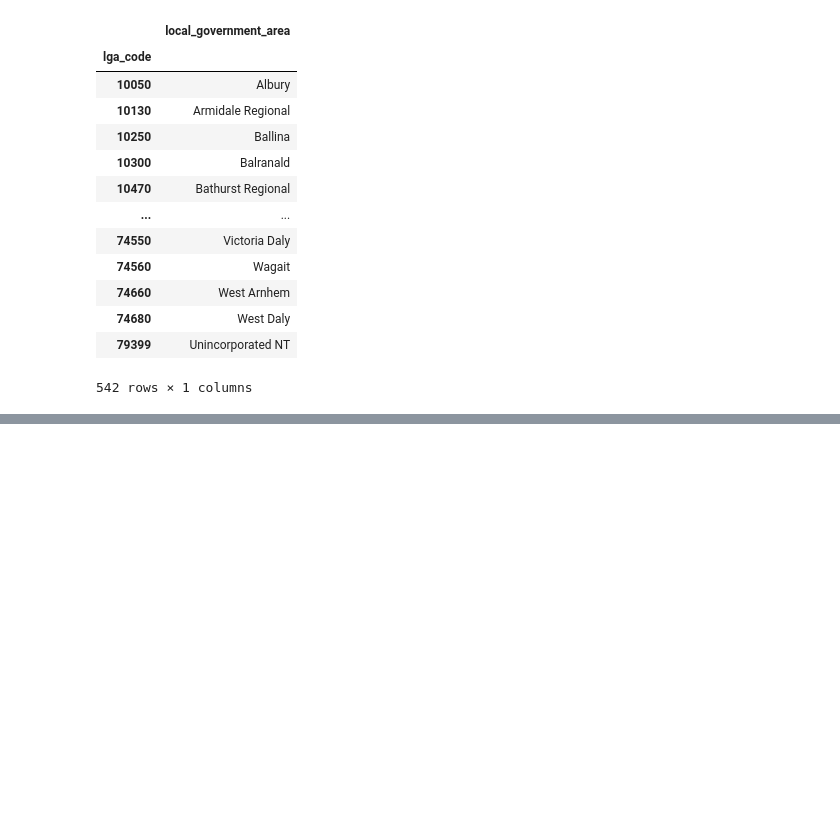
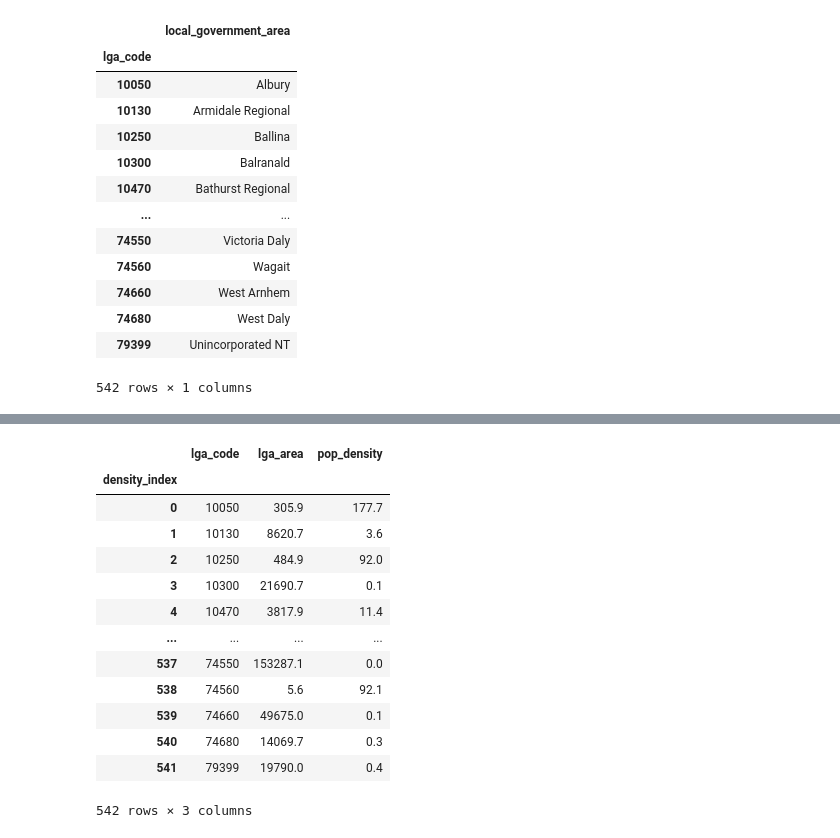
Before and after one commit to LP-116/ETL-Project, a Jupyter notebook: regional_growth.ipynb, the cells around one changed output, grey strips where cells are left out. Saved outputs shown, nothing was run; the diff lists cells and outputs as text; code cells hidden in the pictures; blank space fills up the shorter version.

```diff
--- a/regional_growth.ipynb
+++ b/regional_growth.ipynb
@@ -104,0 +145,20 @@ location_transformed
+# %%
+pop_density_cols = ["lga_code", "lga_area", "pop_density"]
+density_transformed = regional_growth_data[pop_density_cols].copy()
+density_transformed.index.name = "density_index"
+density_transformed
+# %% [output]
+|  | lga_code | lga_area | pop_density |
+| density_index |  |  |  |
+| 0 | 10050 | 305.9 | 177.7 |
+| 1 | 10130 | 8620.7 | 3.6 |
+| 2 | 10250 | 484.9 | 92.0 |
+| 3 | 10300 | 21690.7 | 0.1 |
+| 4 | 10470 | 3817.9 | 11.4 |
+| ... | ... | ... | ... |
+| 537 | 74550 | 153287.1 | 0.0 |
+| 538 | 74560 | 5.6 | 92.1 |
+| 539 | 74660 | 49675.0 | 0.1 |
+| 540 | 74680 | 14069.7 | 0.3 |
+| 541 | 79399 | 19790.0 | 0.4 |
+542 rows × 3 columns
```
Also changed, not shown: parts of 3 cells of this notebook, 1 other file.
